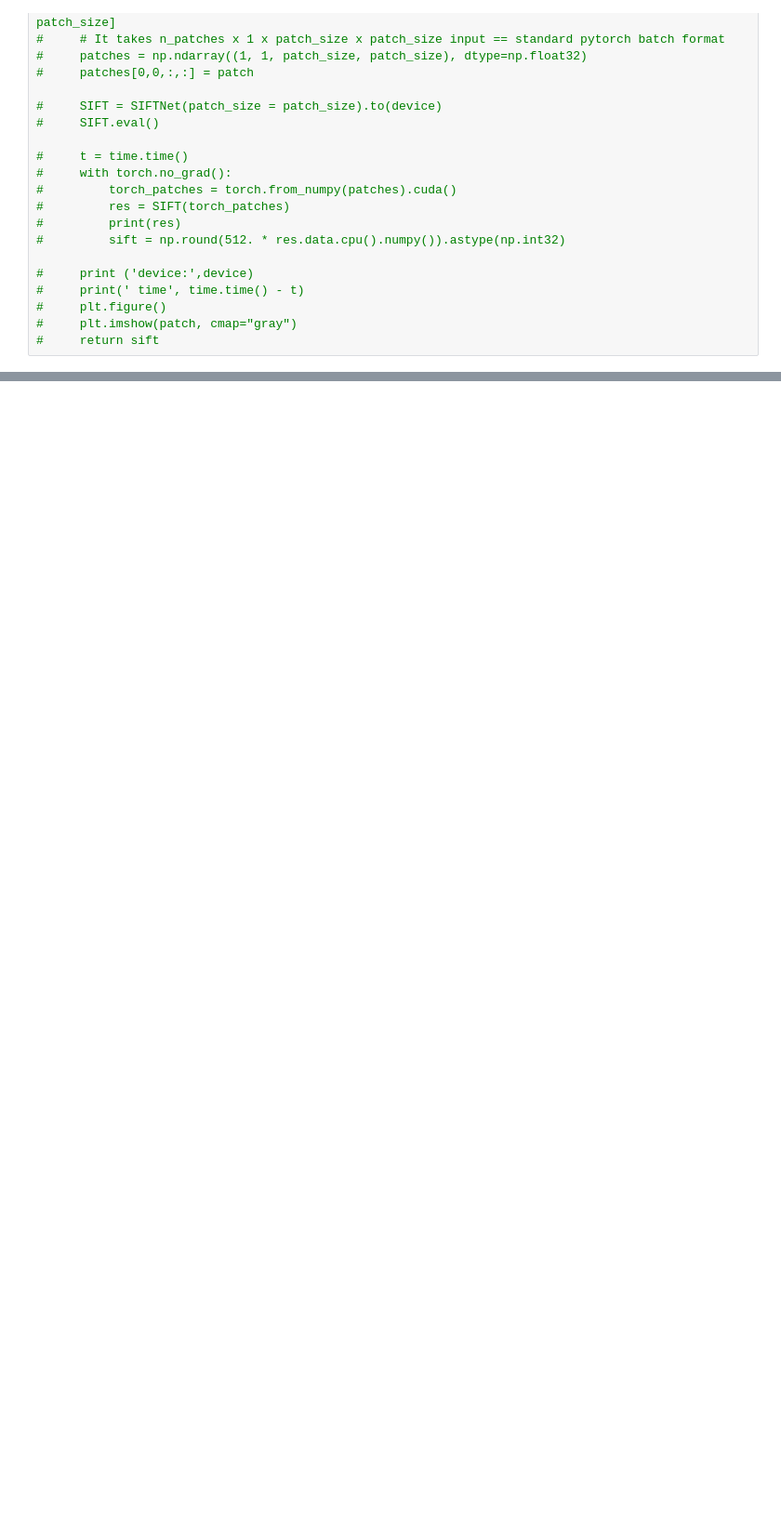
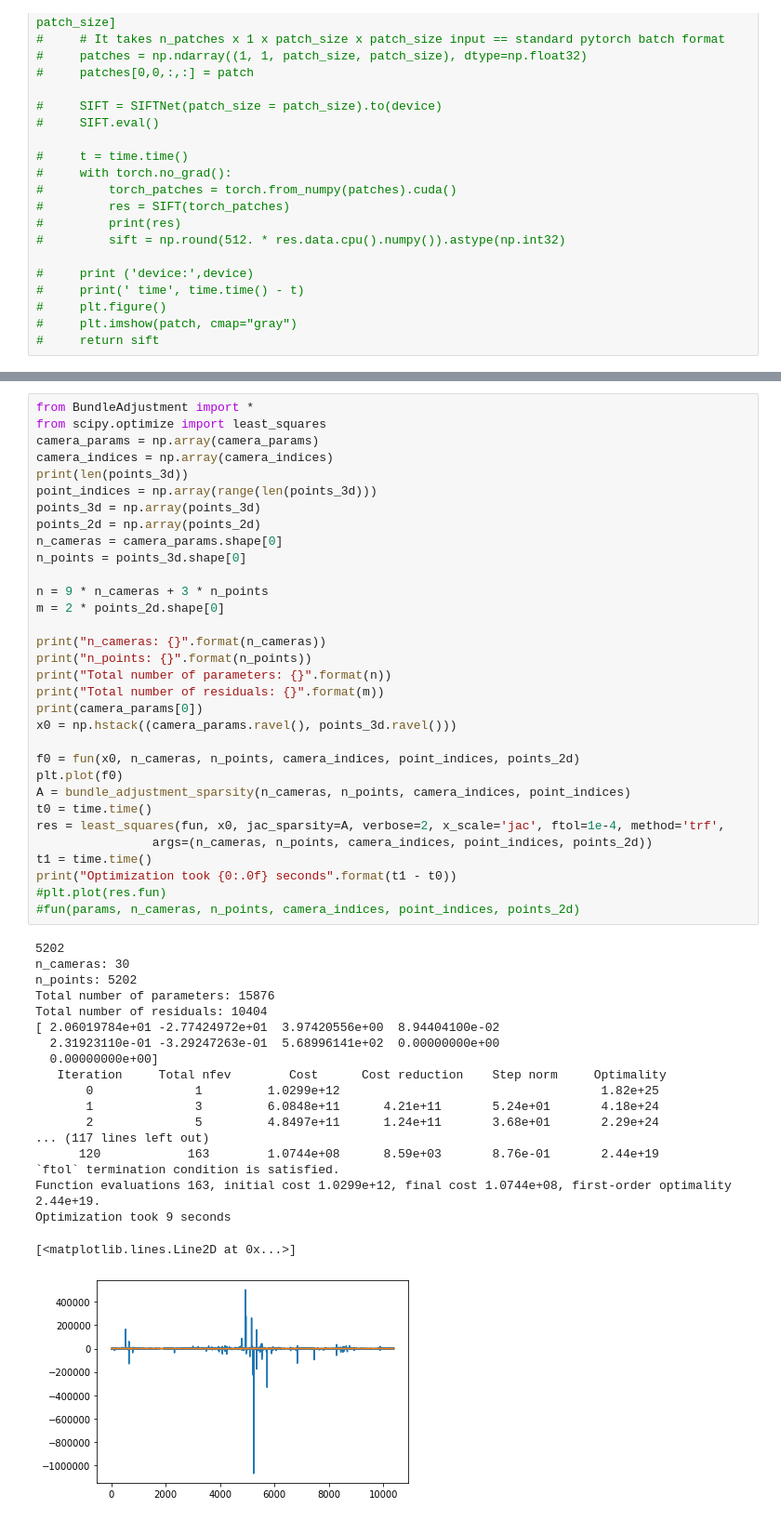
Before and after one commit to MarvinChung/simple-implementation-of-structure-from-motion-and-multi-view-stereo-by-python, a Jupyter notebook: debug.ipynb, the cells around one changed output, grey strips where cells are left out. Shown at 93% size. Cells and saved outputs as stored; diff of their text form; blank space fills up the shorter version.

```diff
--- a/debug.ipynb
+++ b/debug.ipynb
@@ -454,0 +703,52 @@ ax.scatter(points[:,0], points[:,1], points[:,2], c=points[:,2], cmap='viridis',
+# %%
+from BundleAdjustment import *
+from scipy.optimize import least_squares
+camera_params = np.array(camera_params)
+camera_indices = np.array(camera_indices)
+print(len(points_3d))
+point_indices = np.array(range(len(points_3d)))
+points_3d = np.array(points_3d)
+points_2d = np.array(points_2d)
+n_cameras = camera_params.shape[0]
+n_points = points_3d.shape[0]
+
+n = 9 * n_cameras + 3 * n_points
+m = 2 * points_2d.shape[0]
+
+print("n_cameras: {}".format(n_cameras))
+print("n_points: {}".format(n_points))
+print("Total number of parameters: {}".format(n))
+print("Total number of residuals: {}".format(m))
+print(camera_params[0])
+x0 = np.hstack((camera_params.ravel(), points_3d.ravel()))
+
+f0 = fun(x0, n_cameras, n_points, camera_indices, point_indices, points_2d)
+plt.plot(f0)
+A = bundle_adjustment_sparsity(n_cameras, n_points, camera_indices, point_indices)
+t0 = time.time()
+res = least_squares(fun, x0, jac_sparsity=A, verbose=2, x_scale='jac', ftol=1e-4, method='trf',
+                args=(n_cameras, n_points, camera_indices, point_indices, points_2d))
+t1 = time.time()
+print("Optimization took {0:.0f} seconds".format(t1 - t0))
+#plt.plot(res.fun)
+#fun(params, n_cameras, n_points, camera_indices, point_indices, points_2d)
+# %% [output]
+5202
+n_cameras: 30
+n_points: 5202
+Total number of parameters: 15876
+Total number of residuals: 10404
+[ 2.06019784e+01 -2.77424972e+01  3.97420556e+00  8.94404100e-02
+  2.31923110e-01 -3.29247263e-01  5.68996141e+02  0.00000000e+00
+  0.00000000e+00]
+   Iteration     Total nfev        Cost      Cost reduction    Step norm     Optimality
+       0              1         1.0299e+12                                    1.82e+25
+       1              3         6.0848e+11      4.21e+11       5.24e+01       4.18e+24
+       2              5         4.8497e+11      1.24e+11       3.68e+01       2.29e+24
+... (117 lines left out)
+      120            163        1.0744e+08      8.59e+03       8.76e-01       2.44e+19
+`ftol` termination condition is satisfied.
+Function evaluations 163, initial cost 1.0299e+12, final cost 1.0744e+08, first-order optimality 2.44e+19.
+Optimization took 9 seconds
+[<matplotlib.lines.Line2D at 0x...>]
+[figure, added]
```
Also changed, not shown: parts of 10 cells of this notebook, 8 other files.
